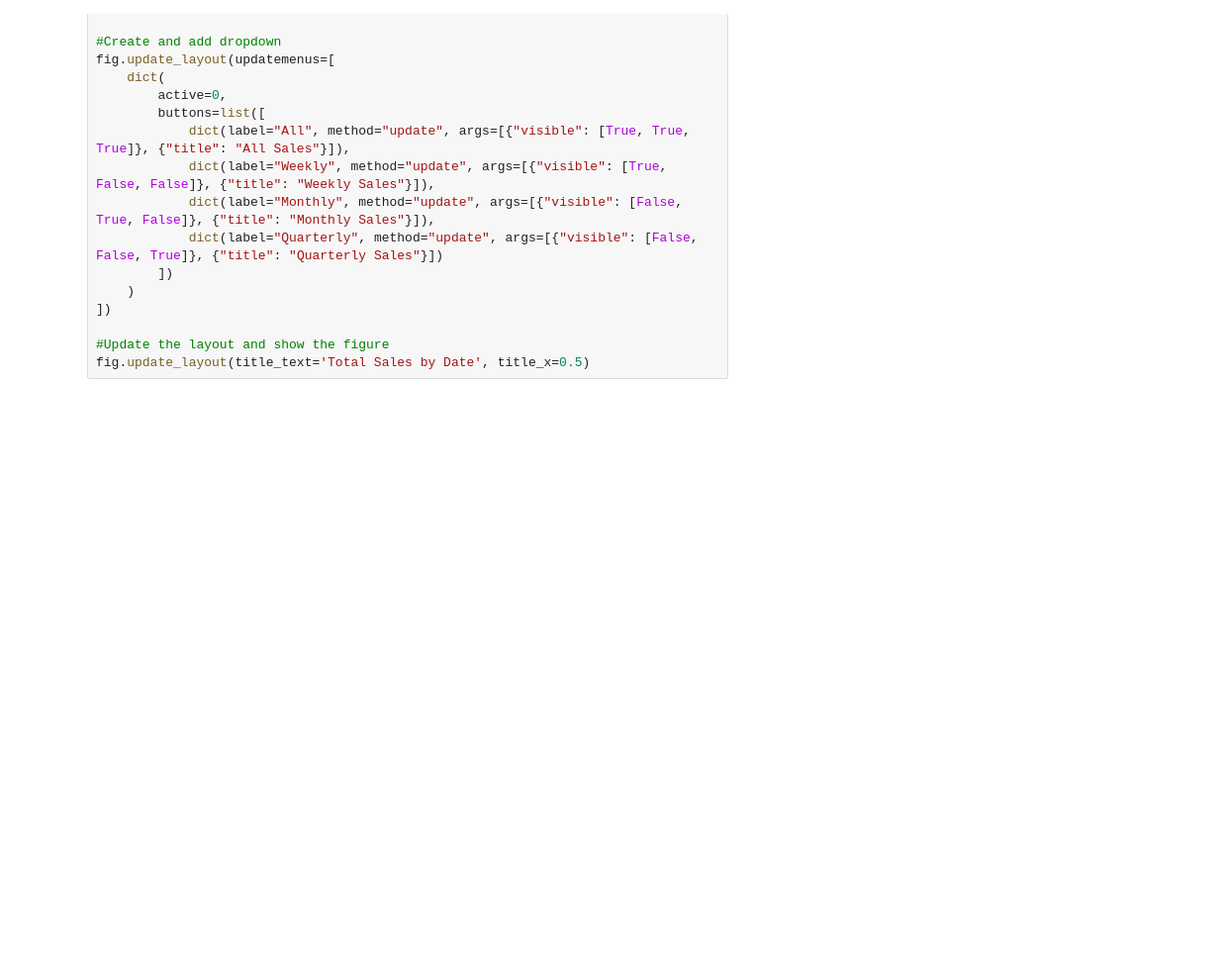
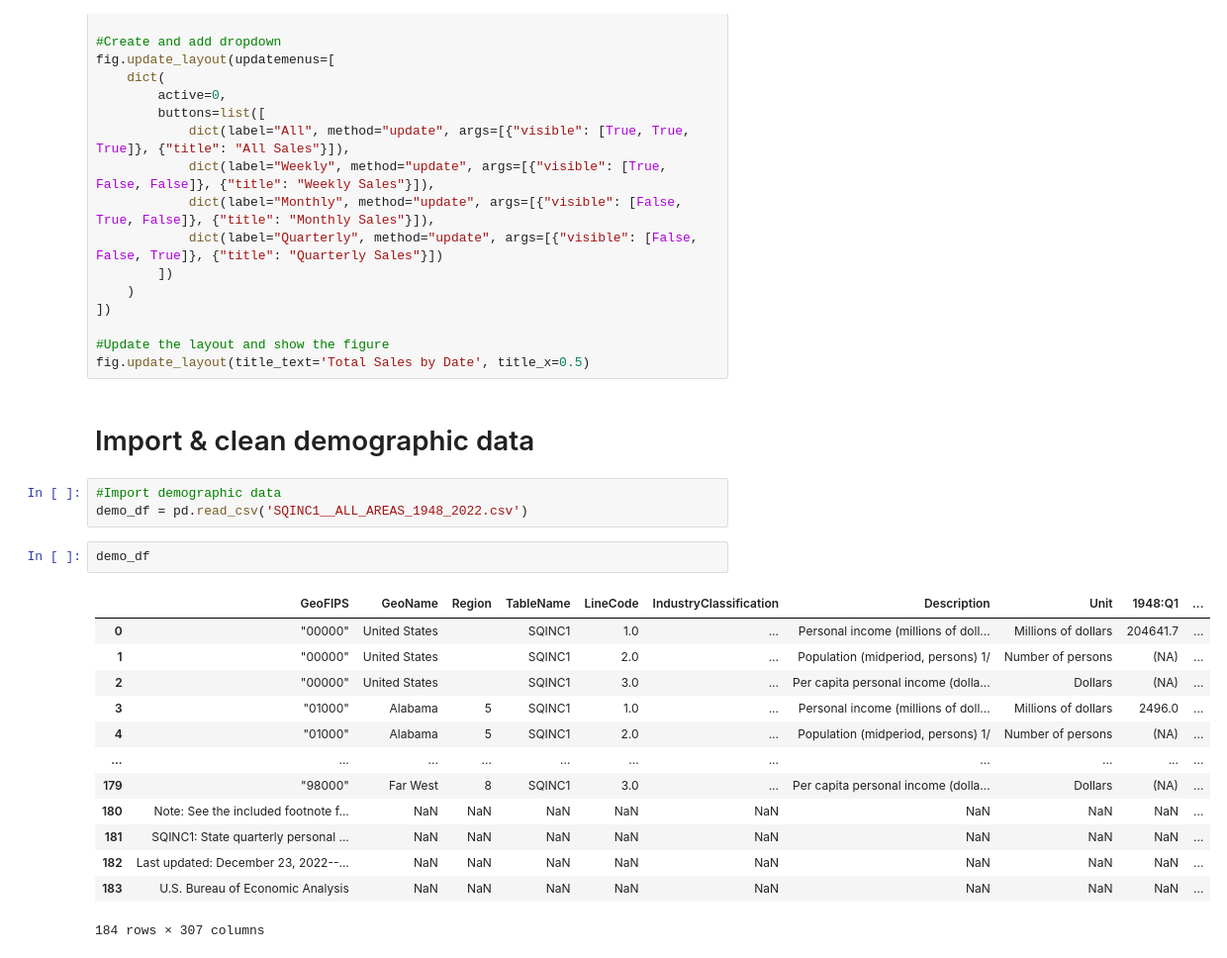
Before and after one commit to MitchellGleason/Final-Project, a Jupyter notebook: Machine Leanring Notebooks/multi_linear_reg_ML.ipynb, the cells around one changed output. Shown: that part at 99% size. Saved outputs shown, nothing was run; the diff lists cells and outputs as text; blank space fills up the shorter version.

```diff
--- a/Machine Leanring Notebooks/multi_linear_reg_ML.ipynb
+++ b/Machine Leanring Notebooks/multi_linear_reg_ML.ipynb
@@ -86,3 +137,24 @@ fig.update_layout(updatemenus=[
 
 #Update the layout and show the figure
 fig.update_layout(title_text='Total Sales by Date', title_x=0.5)
+# %% [markdown]
+# Import & clean demographic data
+# %%
+#Import demographic data
+demo_df = pd.read_csv('SQINC1__ALL_AREAS_1948_2022.csv')
+# %%
+demo_df
+# %% [output]
+|  | GeoFIPS | GeoName | Region | TableName | LineCode | IndustryClassification | Description | Unit | 1948:Q1 | ... |
+| 0 | "00000" | United States |  | SQINC1 | 1.0 | ... | Personal income (millions of doll... | Millions of dollars | 204641.7 | ... |
+| 1 | "00000" | United States |  | SQINC1 | 2.0 | ... | Population (midperiod, persons) 1/ | Number of persons | (NA) | ... |
+| 2 | "00000" | United States |  | SQINC1 | 3.0 | ... | Per capita personal income (dolla... | Dollars | (NA) | ... |
+| 3 | "01000" | Alabama | 5 | SQINC1 | 1.0 | ... | Personal income (millions of doll... | Millions of dollars | 2496.0 | ... |
+| 4 | "01000" | Alabama | 5 | SQINC1 | 2.0 | ... | Population (midperiod, persons) 1/ | Number of persons | (NA) | ... |
+| ... | ... | ... | ... | ... | ... | ... | ... | ... | ... | ... |
+| 179 | "98000" | Far West | 8 | SQINC1 | 3.0 | ... | Per capita personal income (dolla... | Dollars | (NA) | ... |
+| 180 | Note: See the included footnote f... | NaN | NaN | NaN | NaN | NaN | NaN | NaN | NaN | ... |
+| 181 | SQINC1: State quarterly personal ... | NaN | NaN | NaN | NaN | NaN | NaN | NaN | NaN | ... |
+| 182 | Last updated: December 23, 2022--... | NaN | NaN | NaN | NaN | NaN | NaN | NaN | NaN | ... |
+| 183 | U.S. Bureau of Economic Analysis | NaN | NaN | NaN | NaN | NaN | NaN | NaN | NaN | ... |
+184 rows × 307 columns
```
Also changed, not shown: parts of 16 cells of this notebook.
